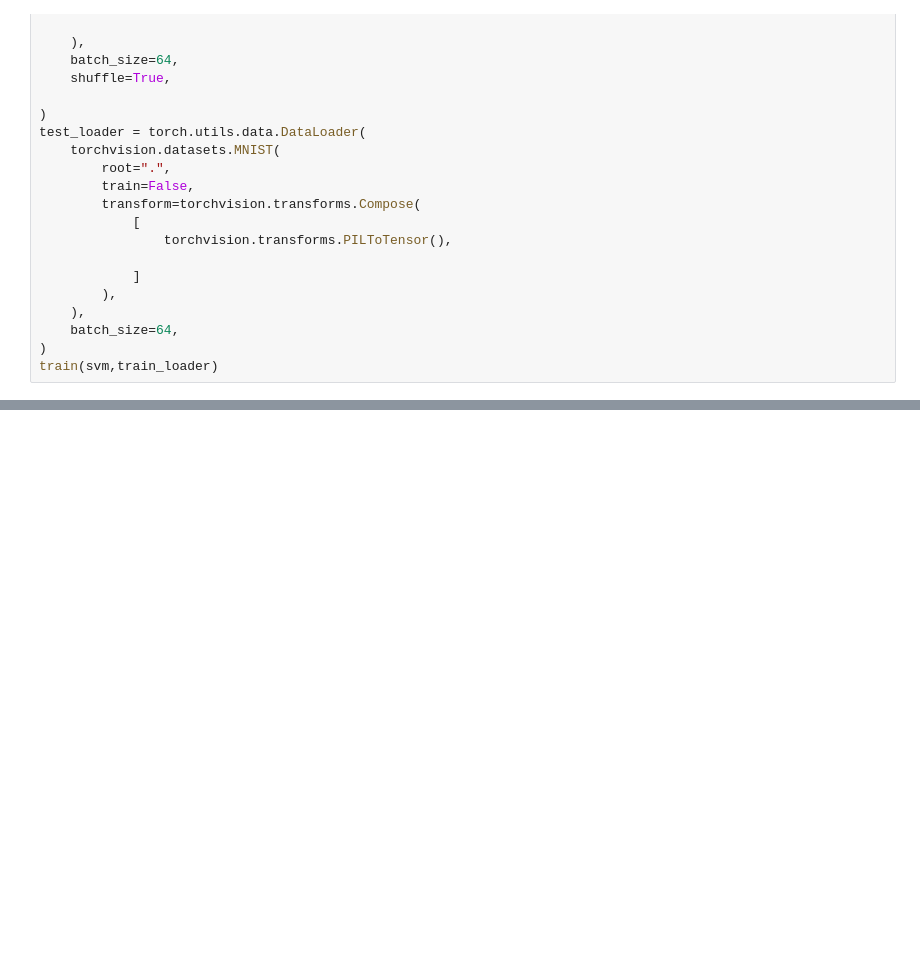
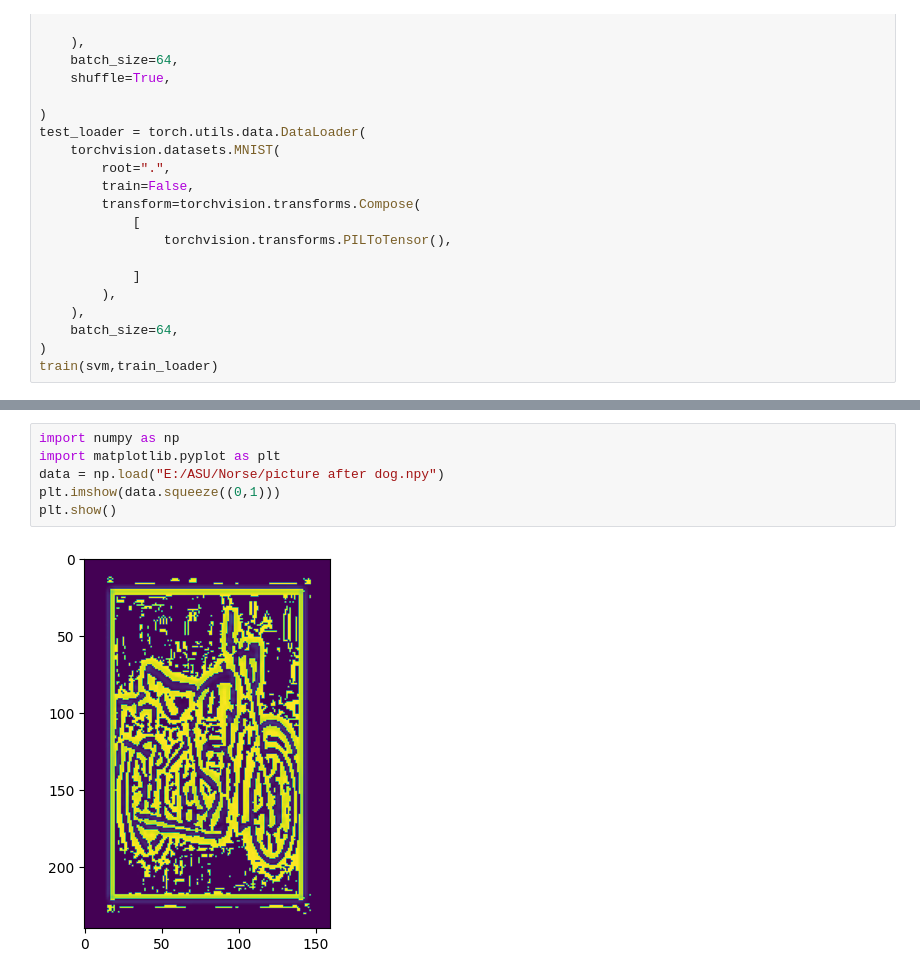
Before and after one commit to zhenqi72/STDP_CNN, a Jupyter notebook: STDP_CNN.ipynb, the cells around one changed output, grey strips where cells are left out. Drawn from its saved outputs; the diff is of its cells as text; blank space fills up the shorter version.

```diff
--- a/STDP_CNN.ipynb
+++ b/STDP_CNN.ipynb
@@ -125,0 +155,8 @@ plt.show()
+# %%
+import numpy as np
+import matplotlib.pyplot as plt
+data = np.load("E:/ASU/Norse/picture after dog.npy")
+plt.imshow(data.squeeze((0,1)))
+plt.show()
+# %% [output]
+[figure, added]
```
Also changed, not shown: parts of 4 cells of this notebook, 2 other files.
